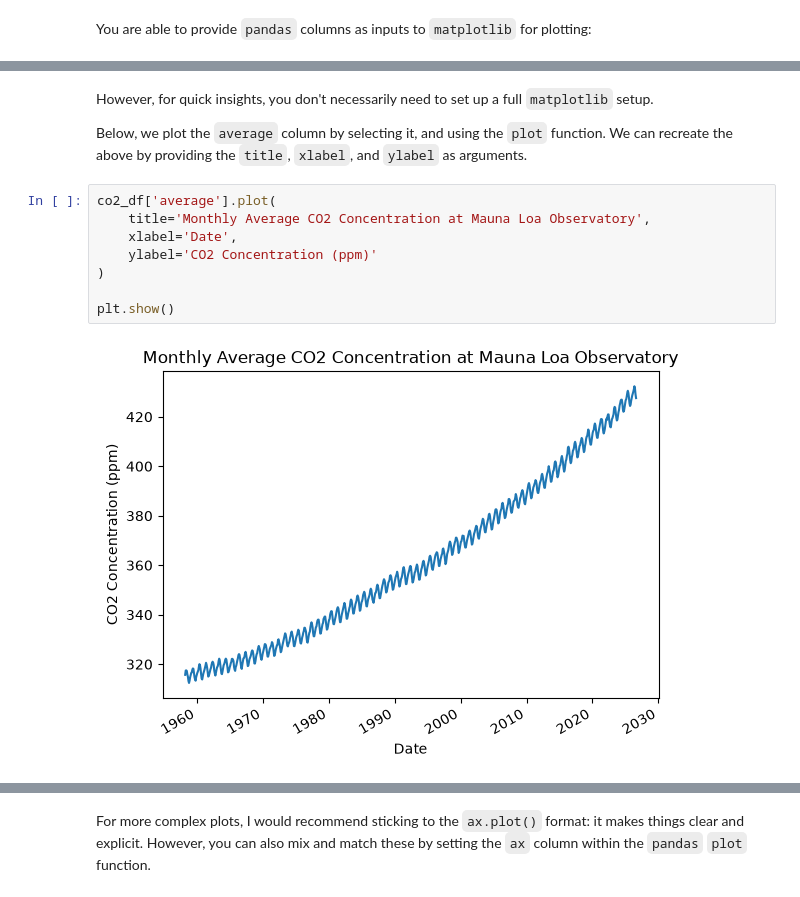
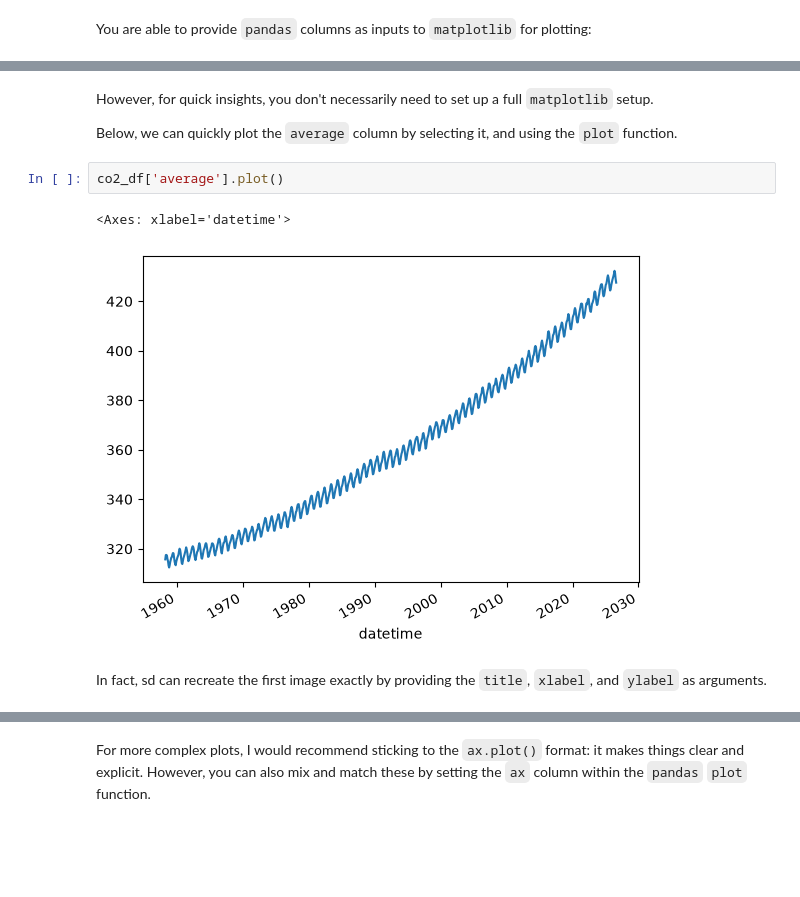
Before and after one commit to trchudley/geospatial-scientific-computing, a Jupyter notebook: week/02/03-pandas.ipynb, the cells around one changed output, grey strips where cells are left out. Drawn from its saved outputs; the diff is of its cells as text; blank space fills up the shorter version.

```diff
--- a/week/02/03-pandas.ipynb
+++ b/week/02/03-pandas.ipynb
@@ -304,14 +325,11 @@ plt.show()
 # %% [markdown]
 However, for quick insights, you don't necessarily need to set up a full `matplotlib` setup.
 
-Below, we plot the `average` column by selecting it, and using the `plot` function. We can recreate the above by providing the `title`, `xlabel`, and `ylabel` as arguments.
+Below, we can quickly plot the `average` column by selecting it, and using the `plot` function.
 # %%
-co2_df['average'].plot(
-    title='Monthly Average CO2 Concentration at Mauna Loa Observatory',
-    xlabel='Date',
-    ylabel='CO2 Concentration (ppm)'
-)
-
-plt.show()
+co2_df['average'].plot()
 # %% [output]
+<Axes: xlabel='datetime'>
-[figure, old version]
+[figure, new version]
+# %% [markdown]
+In fact, sd can recreate the first image exactly by providing the `title`, `xlabel`, and `ylabel` as arguments.
```
Also changed, not shown: parts of 10 cells of this notebook.
